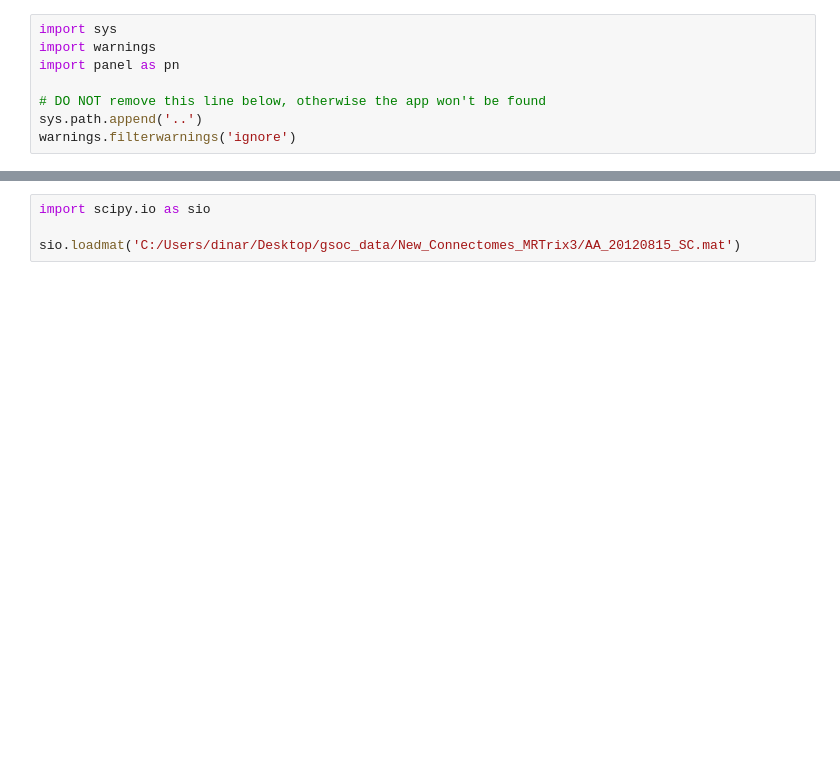
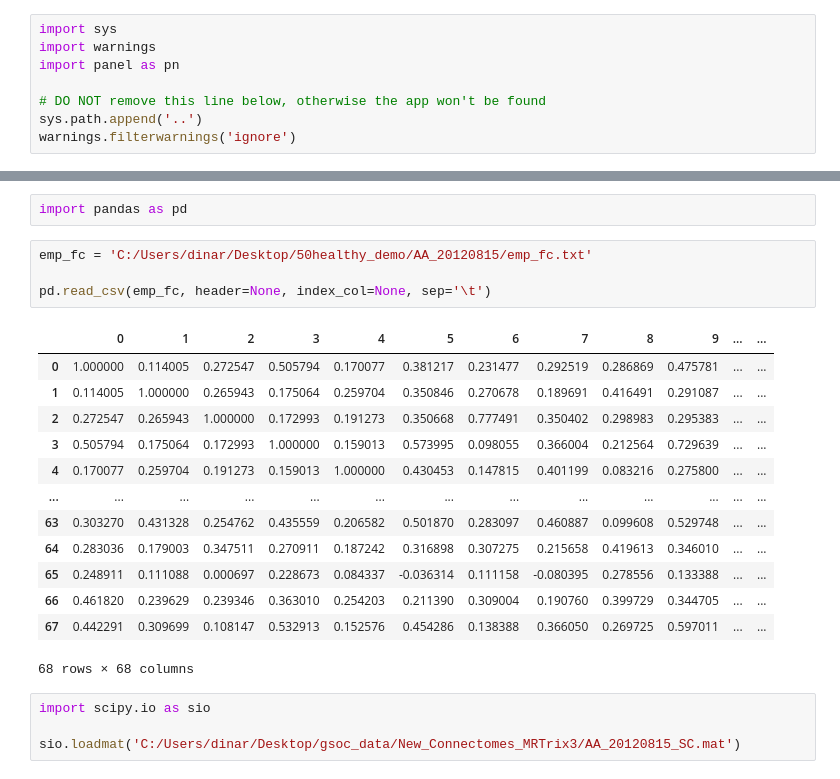
Before and after one commit to dissagaliyeva/sim2bids, a Jupyter notebook: app_templates/start_app.ipynb, the cells around one changed output, grey strips where cells are left out. Saved outputs shown, nothing was run; the diff lists cells and outputs as text; blank space fills up the shorter version.

```diff
--- a/app_templates/start_app.ipynb
+++ b/app_templates/start_app.ipynb
@@ -37,3 +215,23 @@ Launching server at http://localhost:58463
+# %%
+import pandas as pd
+# %%
+emp_fc = 'C:/Users/dinar/Desktop/50healthy_demo/AA_20120815/emp_fc.txt'
+
+pd.read_csv(emp_fc, header=None, index_col=None, sep='\t')
+# %% [output]
+|  | 0 | 1 | 2 | 3 | 4 | 5 | 6 | 7 | 8 | 9 | ... | ... |
+| 0 | 1.000000 | 0.114005 | 0.272547 | 0.505794 | 0.170077 | 0.381217 | 0.231477 | 0.292519 | 0.286869 | 0.475781 | ... | ... |
+| 1 | 0.114005 | 1.000000 | 0.265943 | 0.175064 | 0.259704 | 0.350846 | 0.270678 | 0.189691 | 0.416491 | 0.291087 | ... | ... |
+| 2 | 0.272547 | 0.265943 | 1.000000 | 0.172993 | 0.191273 | 0.350668 | 0.777491 | 0.350402 | 0.298983 | 0.295383 | ... | ... |
+| 3 | 0.505794 | 0.175064 | 0.172993 | 1.000000 | 0.159013 | 0.573995 | 0.098055 | 0.366004 | 0.212564 | 0.729639 | ... | ... |
+| 4 | 0.170077 | 0.259704 | 0.191273 | 0.159013 | 1.000000 | 0.430453 | 0.147815 | 0.401199 | 0.083216 | 0.275800 | ... | ... |
+| ... | ... | ... | ... | ... | ... | ... | ... | ... | ... | ... | ... | ... |
+| 63 | 0.303270 | 0.431328 | 0.254762 | 0.435559 | 0.206582 | 0.501870 | 0.283097 | 0.460887 | 0.099608 | 0.529748 | ... | ... |
+| 64 | 0.283036 | 0.179003 | 0.347511 | 0.270911 | 0.187242 | 0.316898 | 0.307275 | 0.215658 | 0.419613 | 0.346010 | ... | ... |
+| 65 | 0.248911 | 0.111088 | 0.000697 | 0.228673 | 0.084337 | -0.036314 | 0.111158 | -0.080395 | 0.278556 | 0.133388 | ... | ... |
+| 66 | 0.461820 | 0.239629 | 0.239346 | 0.363010 | 0.254203 | 0.211390 | 0.309004 | 0.190760 | 0.399729 | 0.344705 | ... | ... |
+| 67 | 0.442291 | 0.309699 | 0.108147 | 0.532913 | 0.152576 | 0.454286 | 0.138388 | 0.366050 | 0.269725 | 0.597011 | ... | ... |
+68 rows × 68 columns
 # %%
 import scipy.io as sio
 
```
Also changed, not shown: parts of 16 cells of this notebook, 5 other files.
